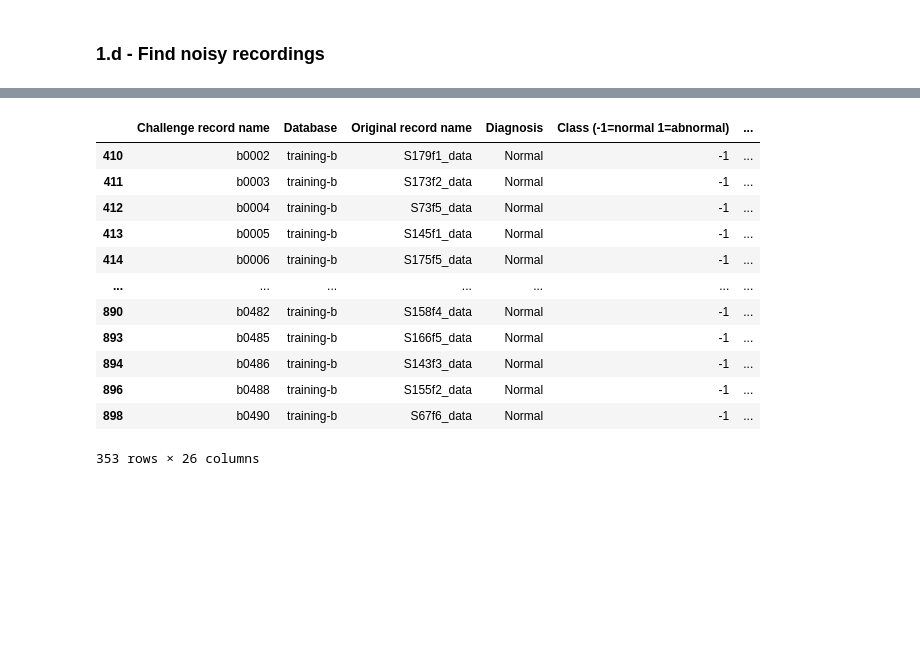
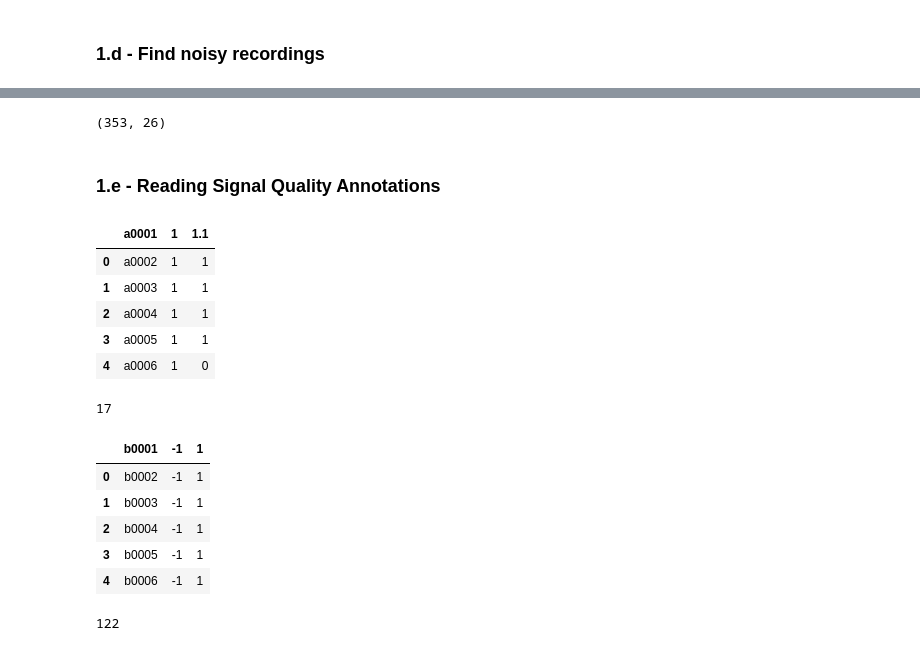
Before and after one commit to Rice-MECE-Capstone-Projects/Heart---Spring-2025, a Jupyter notebook: emmanuel-zerefa/physionet-exploration.ipynb, the cells around one changed output, grey strips where cells are left out. Cells and saved outputs as stored; diff of their text form; code cells hidden in the pictures; blank space fills up the shorter version.

```diff
--- a/emmanuel-zerefa/physionet-exploration.ipynb
+++ b/emmanuel-zerefa/physionet-exploration.ipynb
@@ -281,22 +272,53 @@ noise_data_present.loc
 # %%
-noise_data_present.loc[(noise_data_present[respiration_str]>3)
+noticeable_noise = noise_data_present.loc[(noise_data_present[respiration_str]>3)
                        | (noise_data_present[ambient_str]>3)
                         | (noise_data_present[noise_str]>3)
                         | (noise_data_present[abdominal_str]>3)]
-
-
 # so getting rid of 353 recordings
-# %% [output]
-|  | Challenge record name | Database | Original record name | Diagnosis | Class (-1=normal 1=abnormal) | ... |
-| 410 | b0002 | training-b | S179f1_data | Normal | -1 | ... |
-| 411 | b0003 | training-b | S173f2_data | Normal | -1 | ... |
-| 412 | b0004 | training-b | S73f5_data | Normal | -1 | ... |
-| 413 | b0005 | training-b | S145f1_data | Normal | -1 | ... |
-| 414 | b0006 | training-b | S175f5_data | Normal | -1 | ... |
-| ... | ... | ... | ... | ... | ... | ... |
-| 890 | b0482 | training-b | S158f4_data | Normal | -1 | ... |
-| 893 | b0485 | training-b | S166f5_data | Normal | -1 | ... |
-| 894 | b0486 | training-b | S143f3_data | Normal | -1 | ... |
-| 896 | b0488 | training-b | S155f2_data | Normal | -1 | ... |
-| 898 | b0490 | training-b | S67f6_data | Normal | -1 | ... |
-353 rows × 26 columns
+# %%
+noticeable_noise.shape
+# %% [output]
+(353, 26)
+# %% [markdown]
+### 1.e - Reading Signal Quality Annotations
+# %%
+training_a_sqi = physio16_path+'training-a/REFERENCE-SQI.csv'
+training_a_sqi_data = pd.read_csv(training_a_sqi)
+training_b_sqi = physio16_path+'training-b/REFERENCE-SQI.csv'
+training_b_sqi_data = pd.read_csv(training_b_sqi)
+training_c_sqi = physio16_path+'training-c/REFERENCE-SQI.csv'
+training_c_sqi_data = pd.read_csv(training_c_sqi)
+training_d_sqi = physio16_path+'training-d/REFERENCE-SQI.csv'
+training_d_sqi_data = pd.read_csv(training_d_sqi)
+training_e_sqi = physio16_path+'training-e/REFERENCE-SQI.csv'
+training_e_sqi_data = pd.read_csv(training_e_sqi)
+training_f_sqi = physio16_path+'training-f/REFERENCE-SQI.csv'
+training_f_sqi_data = pd.read_csv(training_f_sqi)
+# %%
+training_a_sqi_data.head(5)
+# %% [output]
+|  | a0001 | 1 | 1.1 |
+| 0 | a0002 | 1 | 1 |
+| 1 | a0003 | 1 | 1 |
+| 2 | a0004 | 1 | 1 |
+| 3 | a0005 | 1 | 1 |
+| 4 | a0006 | 1 | 0 |
+# %%
+a_low_quality = np.sum(training_a_sqi_data['1.1']<1)
+a_low_quality
+# %% [output]
+17
+# %%
+training_b_sqi_data.head(5)
+# %% [output]
+|  | b0001 | -1 | 1 |
+| 0 | b0002 | -1 | 1 |
+| 1 | b0003 | -1 | 1 |
+| 2 | b0004 | -1 | 1 |
+| 3 | b0005 | -1 | 1 |
+| 4 | b0006 | -1 | 1 |
+# %%
+b_low_quality = np.sum(training_b_sqi_data['1']<1)
+b_low_quality
+# %% [output]
+122
```
Also changed, not shown: parts of 11 cells of this notebook, 1 other file.
